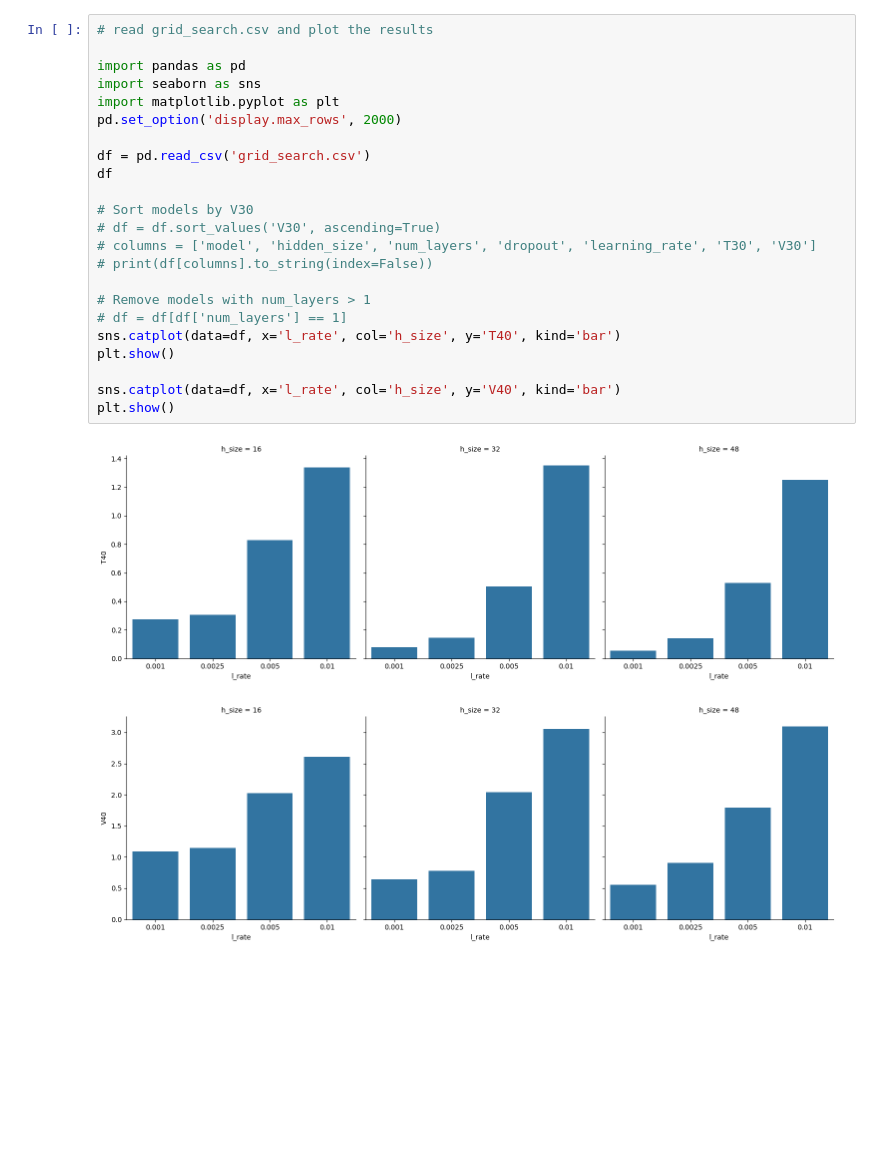
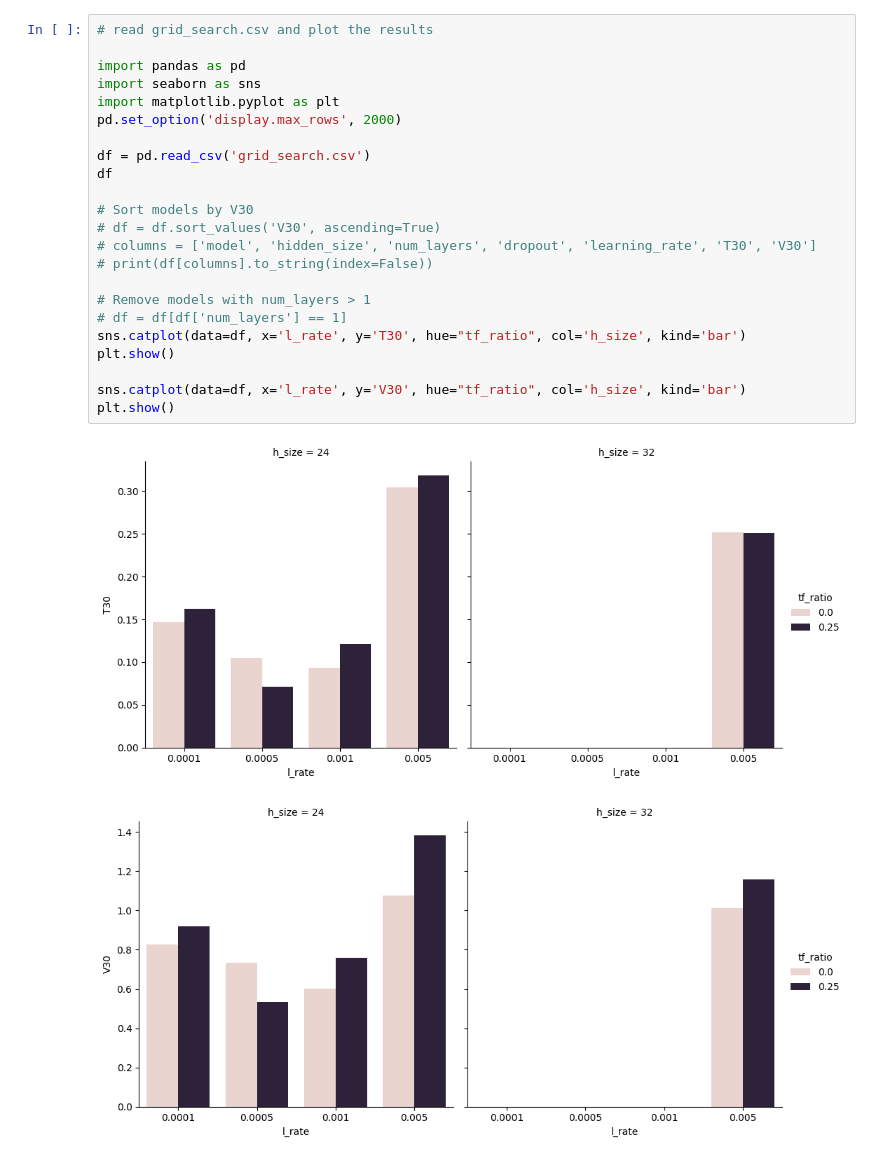
Before and after one commit to danieldager/swp-model, a Jupyter notebook: data/grid_search.ipynb, the cells around one changed output. Cells and saved outputs as stored; diff of their text form; blank space fills up the shorter version.

Commit message:
updated plotting code

```diff
--- a/data/grid_search.ipynb
+++ b/data/grid_search.ipynb
@@ -1,26 +1,26 @@
 # %%
 # read grid_search.csv and plot the results
 
 import pandas as pd
 import seaborn as sns
 import matplotlib.pyplot as plt
 pd.set_option('display.max_rows', 2000)
 
 df = pd.read_csv('grid_search.csv')
 df
 
 # Sort models by V30
 # df = df.sort_values('V30', ascending=True)
 # columns = ['model', 'hidden_size', 'num_layers', 'dropout', 'learning_rate', 'T30', 'V30']
 # print(df[columns].to_string(index=False))
 
 # Remove models with num_layers > 1
 # df = df[df['num_layers'] == 1]
-sns.catplot(data=df, x='l_rate', col='h_size', y='T40', kind='bar')
+sns.catplot(data=df, x='l_rate', y='T30', hue="tf_ratio", col='h_size', kind='bar')
 plt.show()
 
-sns.catplot(data=df, x='l_rate', col='h_size', y='V40', kind='bar')
+sns.catplot(data=df, x='l_rate', y='V30', hue="tf_ratio", col='h_size', kind='bar')
 plt.show()
 # %% [output]
-[figure, old version]
+[figure, new version]
-[figure, old version]
+[figure, new version]
```
Also changed, not shown: 11 other files.
